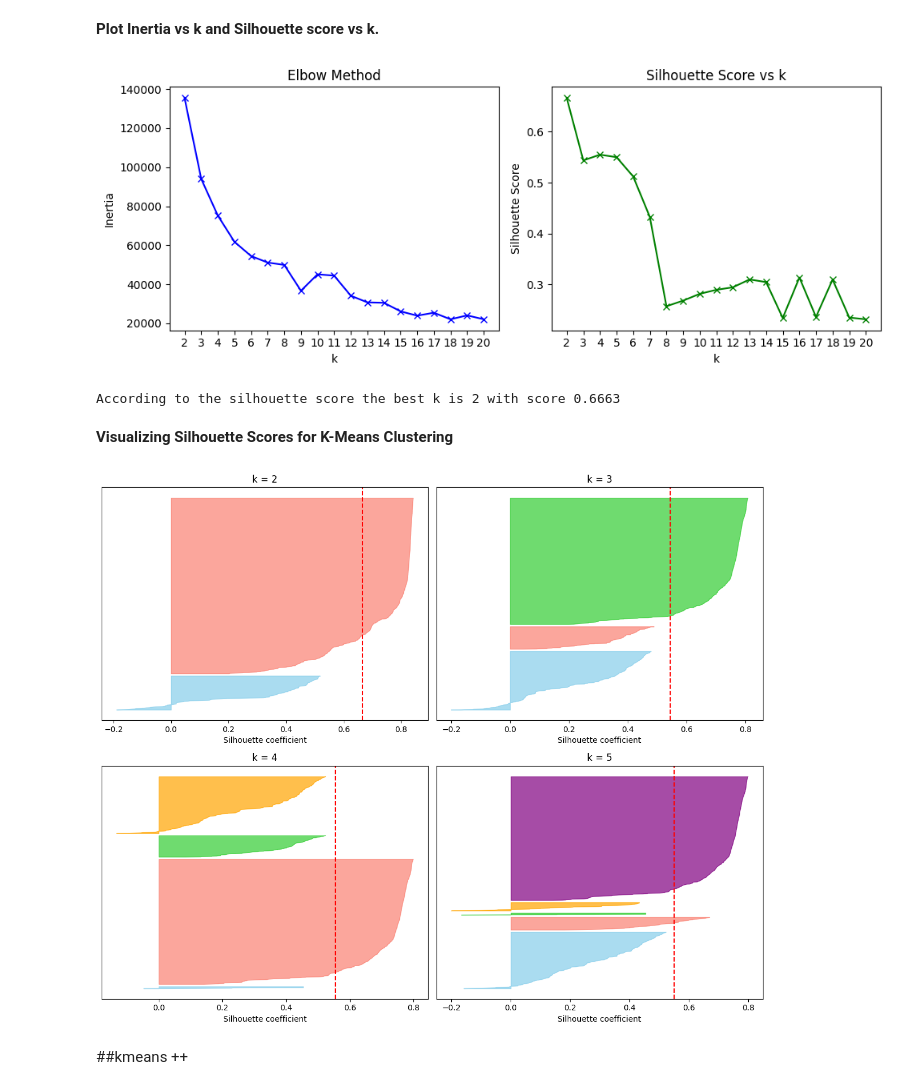
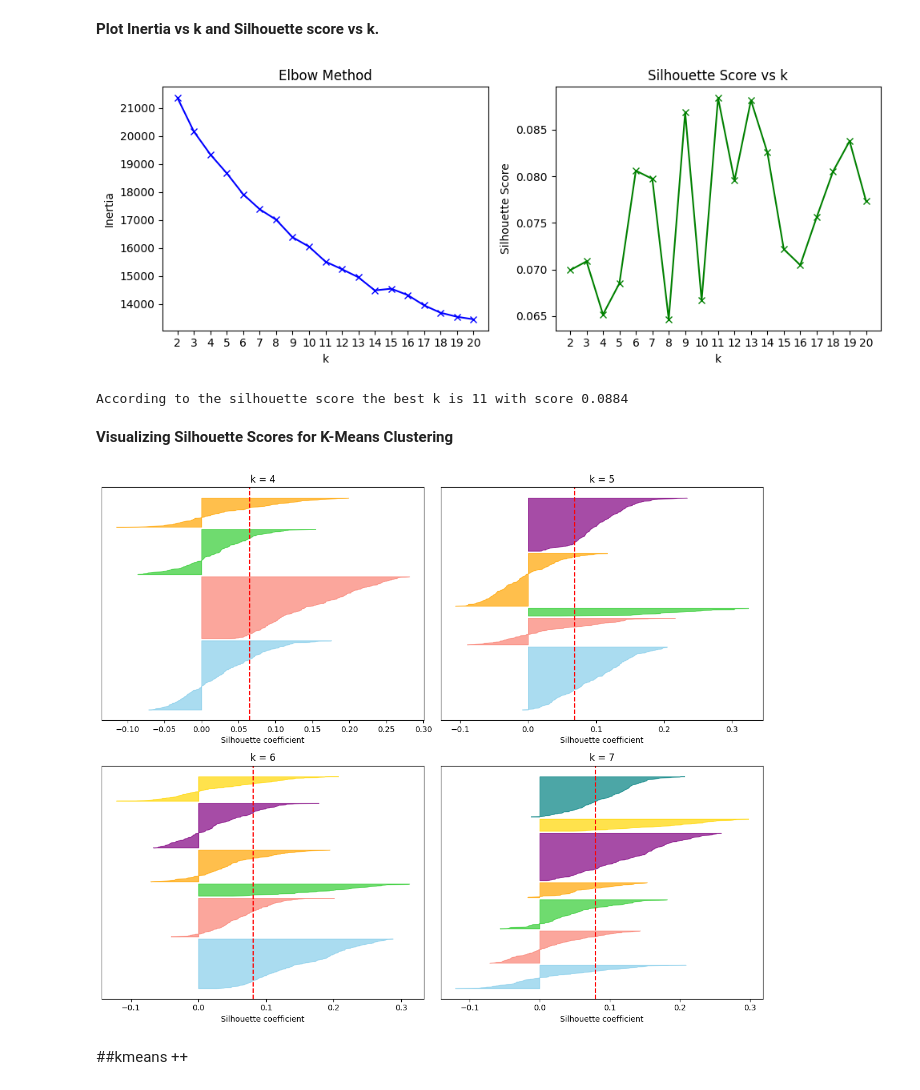
Before and after one commit to Naseem-Ananzeh/Ml2_Final_Project, a Jupyter notebook: Final_Project_ML2_Credit_Card.ipynb, the cells around one changed output. Saved outputs shown, nothing was run; the diff lists cells and outputs as text; code cells hidden in the pictures.

```diff
--- a/Final_Project_ML2_Credit_Card.ipynb
+++ b/Final_Project_ML2_Credit_Card.ipynb
@@ -212,7 +137,7 @@ After balancing the data, we obtained a better distribution plot that supports i
 # %%
 from sklearn.decomposition import PCA
 pca = PCA(random_state=42)
-x_pca = pca.fit_transform(x_resampled)
+x_pca = pca.fit_transform(x_scaled)
 # %%
 # Analyze explained variance
 explained_variance = pca.explained_variance_ratio_.round(3)
@@ -261,6 +186,6 @@ To preserve 90-95 % of the total variance in the dataset, 9 principal components
 ---
 # %%
 pca_reduced = PCA(n_components=n_components,random_state=42)
-x_pca_reduced = pca_reduced.fit_transform(x_resampled)
+x_pca_reduced = pca_reduced.fit_transform(x_scaled)
 x_pca_reduced.shape
 # %% [output]
@@ -336,6 +267,8 @@ plt.show()
 # Clustering
 # %% [markdown]
 **Plot Inertia vs k and Silhouette score vs k.**
+# %%
+x_pca_reduced_sample = x_pca_reduced[:1000]
 # %%
 from sklearn.metrics import silhouette_score
 from sklearn.metrics import silhouette_samples
@@ -345,13 +278,12 @@ silhouette_scores = []
 kmeans_per_k = {}
 
 K = range(2, 21)
-
 for k in K:
     kmeans1 = KMeans(n_clusters=k,init='random', random_state=42)
-    kmeans1.fit(x_pca_reduced)
+    kmeans1.fit(x_pca_reduced_sample)
     kmeans_per_k[k] = kmeans1
     inertias.append(kmeans1.inertia_)
-    score = silhouette_score(x_pca_reduced, kmeans1.labels_)
+    score = silhouette_score(x_pca_reduced_sample, kmeans1.labels_)
     silhouette_scores.append(score)
 
 # Elbow plot
@@ -379,5 +311,5 @@ best_silhouette_score = silhouette_scores[best_k_index]
 
 print(f'According to the silhouette score the best k is {best_k_value} with score {best_silhouette_score:.4f}')
 # %% [output]
-[figure, old version]
+[figure, new version]
-According to the silhouette score the best k is 2 with score 0.6663
+According to the silhouette score the best k is 11 with score 0.0884
@@ -384,36 +320,36 @@ According to the silhouette score the best k is 2 with score 0.6663
 # %% [markdown]
 **Visualizing Silhouette Scores for K-Means Clustering**
 # %%
-ks = [2, 3, 4, 5]
+ks = [4,5 , 6, 7]
 
 colors = ['skyblue', 'salmon', 'limegreen', 'orange', 'purple', 'gold', 'teal']
 
 plt.figure(figsize=(12, 10))
 
 for id, k in enumerate(ks, 1):
-    labels   = KMeans(n_clusters=k, init = 'random', random_state=42).fit_predict(x_pca_reduced)
-    sil_vals = silhouette_samples(x_pca_reduced, labels)
+    labels   = KMeans(n_clusters=k, init = 'random', random_state=42).fit_predict(x_pca_reduced_sample)
+    sil_vals = silhouette_samples(x_pca_reduced_sample, labels)
 
     plt.subplot(2, 2, id)
     y_lower = 10
     for i in range(k):
         cluster_vals = np.sort(sil_vals[labels == i])
         size = len(cluster_vals)
         y_upper = y_lower + size
         color = colors[i % len(colors)]
         plt.fill_betweenx(np.arange(y_lower, y_upper),
                           0, cluster_vals,
                           facecolor=color, edgecolor=color, alpha=0.7)
         y_lower = y_upper + 10
 
     plt.axvline(sil_vals.mean(), color='red', linestyle='--')
     plt.title(f"k = {k}")
     plt.yticks([])
     plt.xlabel("Silhouette coefficient")
 
 plt.tight_layout()
 plt.show()
 # %% [output]
-[figure, old version]
+[figure, new version]
 # %% [markdown]
 ##kmeans ++
```
Also changed, not shown: parts of 64 cells of this notebook.
